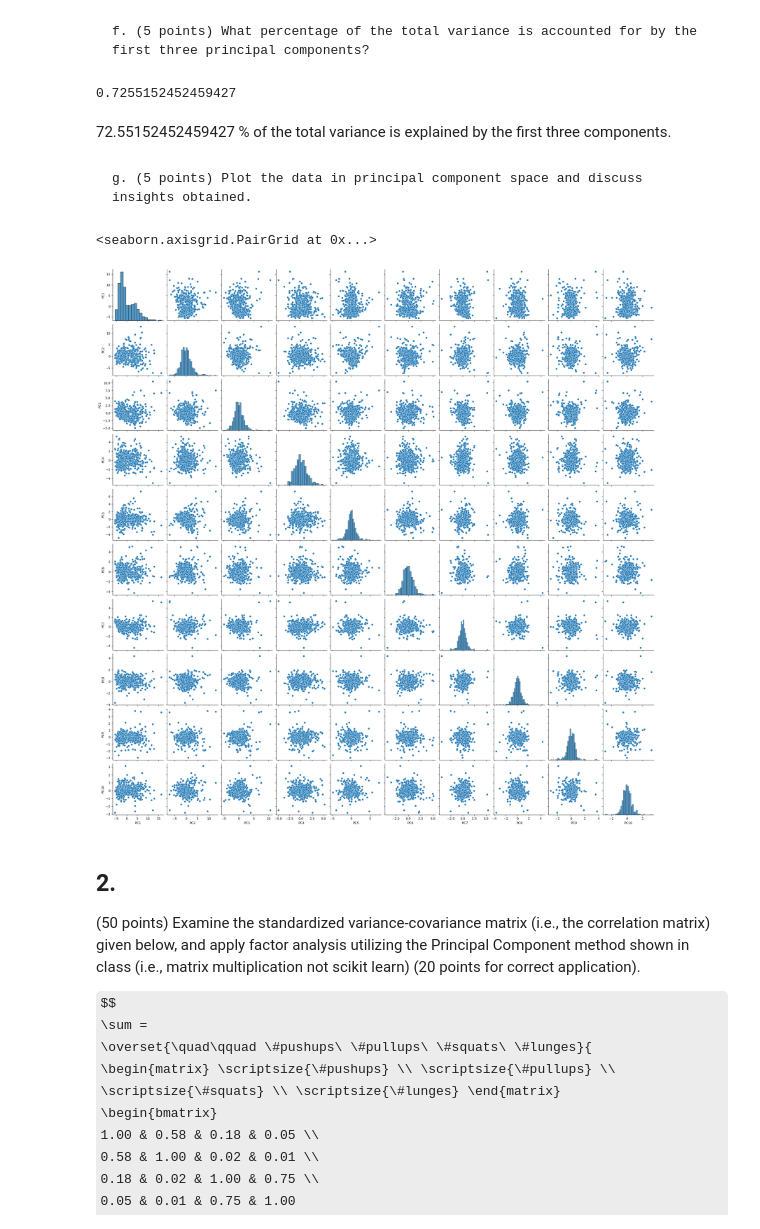
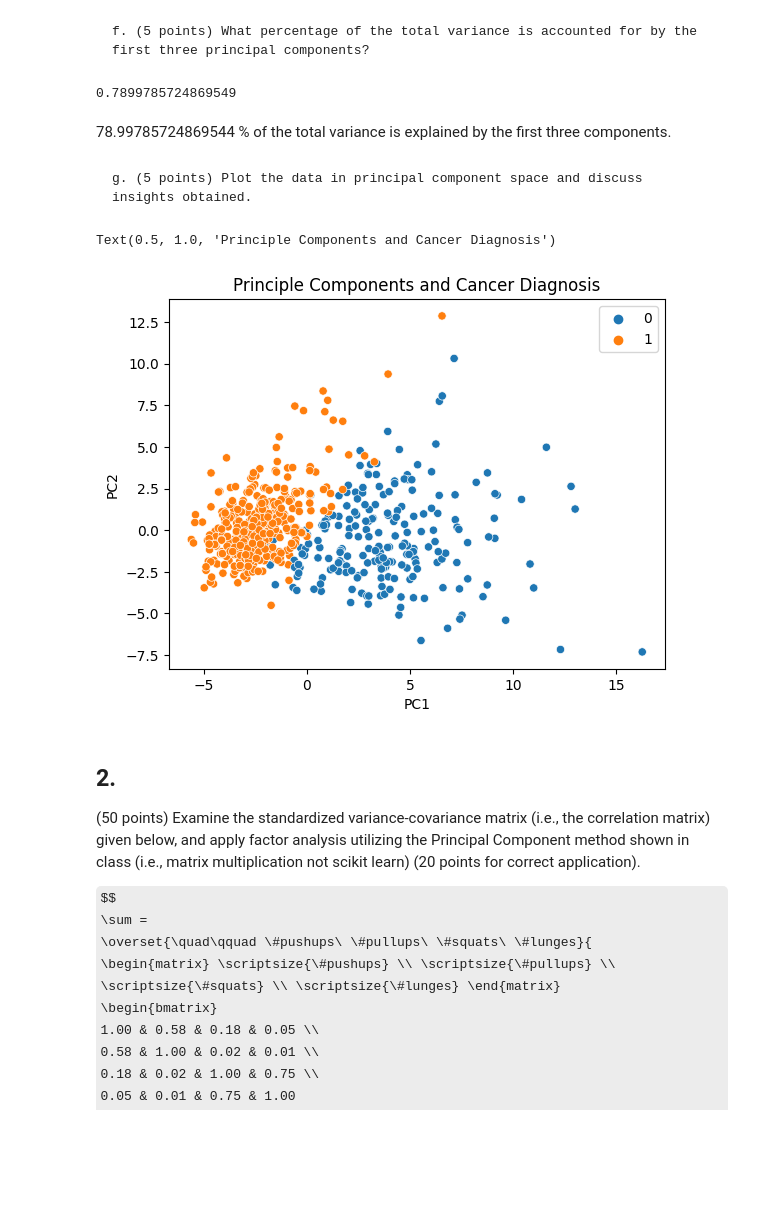
Before and after one commit to bhosley/Schoolwork, a Jupyter notebook: 2023Q2 - Machine Learning/Homework 1/Homework 1.ipynb, the cells around one changed output. Saved outputs shown, nothing was run; the diff lists cells and outputs as text; code cells hidden in the pictures; some formulas as TeX source; blank space fills up the shorter version.

```diff
--- a/2023Q2 - Machine Learning/Homework 1/Homework 1.ipynb
+++ b/2023Q2 - Machine Learning/Homework 1/Homework 1.ipynb
@@ -62,9 +69,11 @@ from sklearn.decomposition import PCA
 
 pca = PCA(n_components=10)
 df_components = pca.fit_transform(df1)
+pc_df = pd.DataFrame(df_components, columns=['PC'+str(i) for i in range(1,df_components.shape[1]+1)])
+pc_df['label'] = df['label'].astype('category')
 
 print(pca.explained_variance_ratio_)
-print(np.sum(pca.explained_variance_ratio_[:2]))
+print(np.sum(pca.explained_variance_ratio_[:3]))
 # %% [output]
 [0.44896035 0.18472104 0.09183385 0.06446333 0.05351866 0.03895187
  0.02208771 0.0156405  0.01344822 0.01131915]
@@ -74,21 +83,20 @@ print(np.sum(pca.explained_variance_ratio_[:2]))
 # %% [markdown]
     f. (5 points) What percentage of the total variance is accounted for by the first three principal components?
 # %%
-print(np.sum(pca.explained_variance_ratio_[:3]))
+print(np.sum(pca.explained_variance_ratio_[:4]))
 # %% [output]
-0.7255152452459427
+0.7899785724869549
 # %% [markdown]
-72.55152452459427 % of the total variance is explained by the first three components.
+78.99785724869544 % of the total variance is explained by the first three components.
 # %% [markdown]
     g. (5 points) Plot the data in principal component space and discuss insights obtained.
-# %%
-pc_df = pd.DataFrame(df_components,
-                    columns = ['PC1', 'PC2','PC3', 'PC4', 'PC5', 'PC6', 'PC7', 'PC8', 'PC9', 'PC10'])
-
-sns.pairplot(pc_df)
-# %% [output]
-<seaborn.axisgrid.PairGrid at 0x...>
-[figure, removed]
+# %%
+sns.scatterplot(data = pc_df, x = 'PC1', y = 'PC2', hue = 'label')
+plt.legend(loc='upper right')
+plt.title('Principle Components and Cancer Diagnosis')
+# %% [output]
+Text(0.5, 1.0, 'Principle Components and Cancer Diagnosis')
+[figure, added]
 # %% [markdown]
 ## 2.
 (50 points) Examine the standardized variance-covariance matrix (i.e., the correlation matrix) given below, and apply factor analysis utilizing the Principal Component method shown in class (i.e., matrix multiplication not scikit learn) (20 points for correct application).
```
Also changed, not shown: parts of 11 cells of this notebook.
